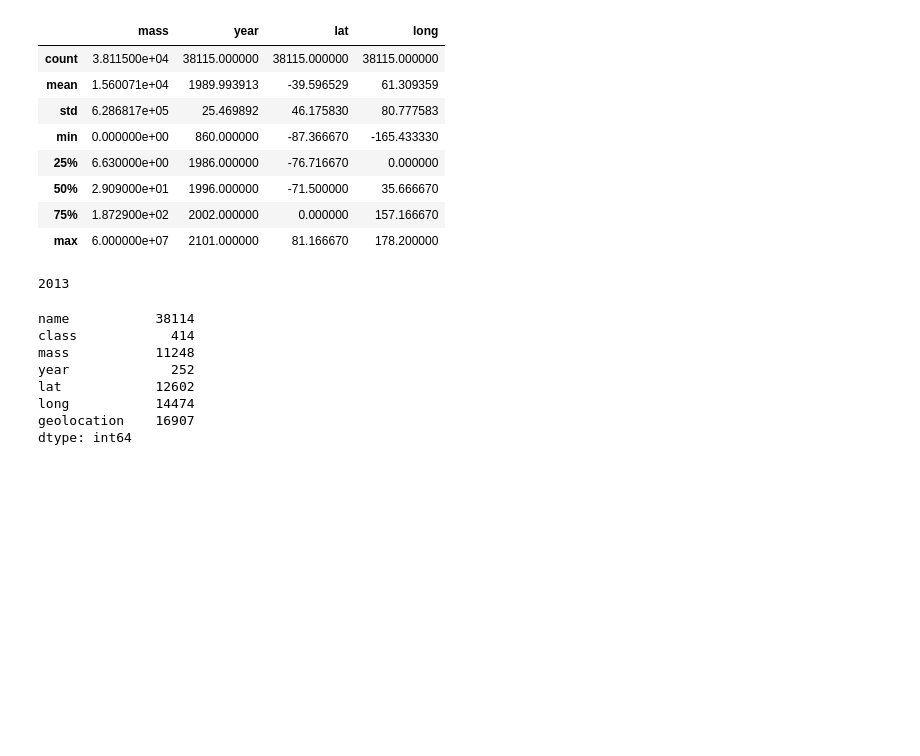
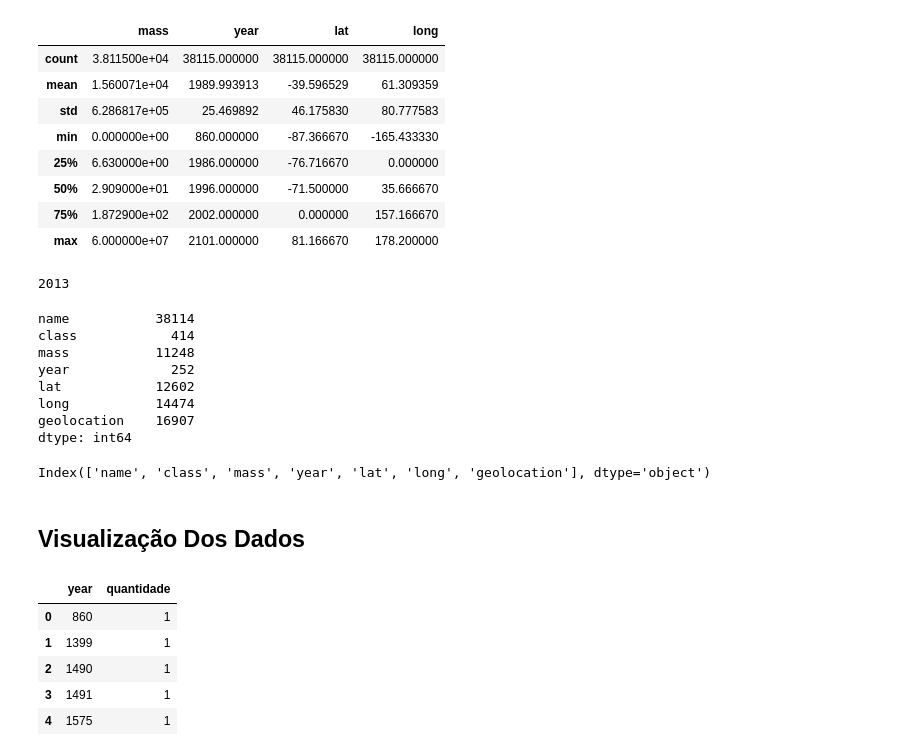
Before and after one commit to Thon20/ANALISE-METEORITOS, a Jupyter notebook: analise-meteoritos.ipynb, the cells around one changed output. Drawn from its saved outputs; the diff is of its cells as text; code cells hidden in the pictures; blank space fills up the shorter version.

```diff
--- a/analise-meteoritos.ipynb
+++ b/analise-meteoritos.ipynb
@@ -158,3 +158,20 @@ lat            12602
 long           14474
 geolocation    16907
 dtype: int64
+# %%
+df.columns
+# %% [output]
+Index(['name', 'class', 'mass', 'year', 'lat', 'long', 'geolocation'], dtype='object')
+# %% [markdown]
+## Visualização Dos Dados
+# %%
+# Total de queda de meteorito por ano
+total_meteorito_ano = df.groupby('year').size().reset_index(name = 'quantidade')
+total_meteorito_ano.head()
+# %% [output]
+|  | year | quantidade |
+| 0 | 860 | 1 |
+| 1 | 1399 | 1 |
+| 2 | 1490 | 1 |
+| 3 | 1491 | 1 |
+| 4 | 1575 | 1 |
```
Also changed, not shown: parts of 5 cells of this notebook.
